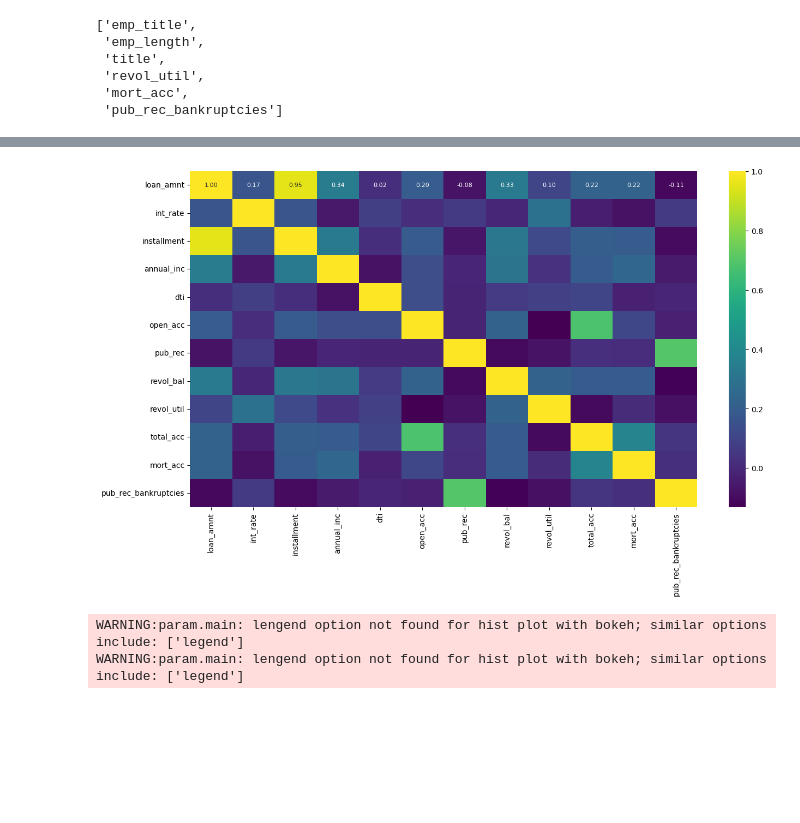
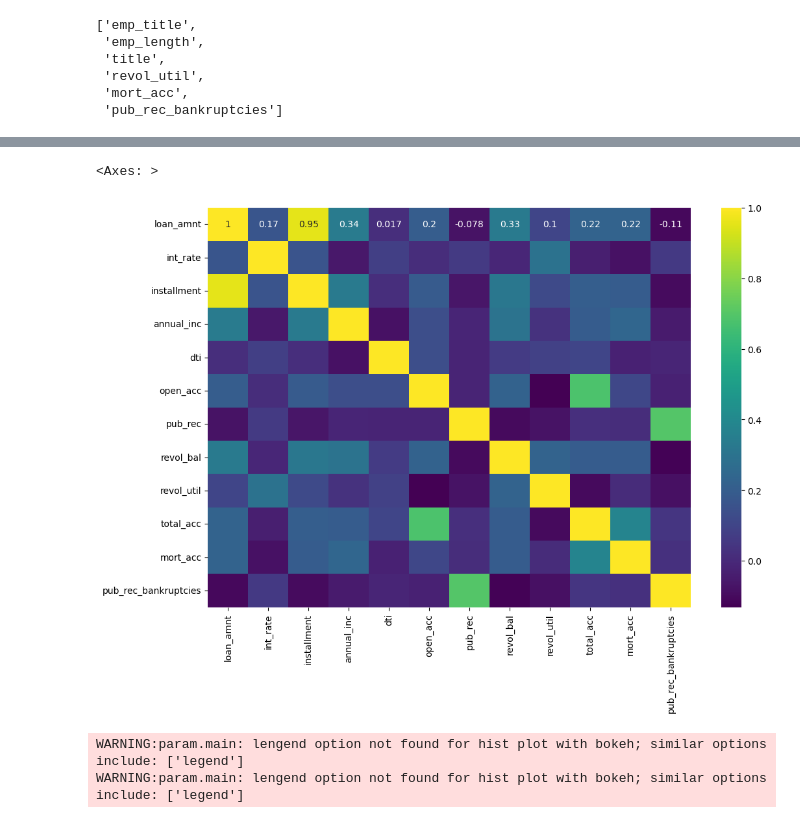
Before and after one commit to harsh0520/preprocess_lending_lending_club_data, a Jupyter notebook: concat_data.ipynb, the cells around one changed output, grey strips where cells are left out. Drawn from its saved outputs; the diff is of its cells as text; code cells hidden in the pictures; blank space fills up the shorter version.

```diff
--- a/concat_data.ipynb
+++ b/concat_data.ipynb
@@ -87,14 +91,17 @@ data['loan_status'].value_counts().hvplot.bar(
 # %% [output]
 [interactive output not drawn]
 # %%
-plt.figure(figsize=(15,8))
-sns.heatmap(data.corr(), annot=True, fmt=".2f",        # show 2 decimal places
-    cmap='viridis',       # higher contrast
-    annot_kws={"size":8}
-)
-plt.show()
+# plt.figure(figsize=(15,8))
+# sns.heatmap(data.corr(), annot=True, fmt=".2f",        # show 2 decimal places
+#     cmap='viridis',       # higher contrast
+#     annot_kws={"size":8}
+# )
+# plt.show()
+plt.figure(figsize=(12, 8))
+sns.heatmap(data.corr(), annot=True, cmap='viridis')
 # %% [output]
+<Axes: >
-[figure, old version]
+[figure, new version]
 # %%
 installment = data.hvplot.hist(
     y='installment', by='loan_status', subplots=False,
```
Also changed, not shown: parts of 12 cells of this notebook.
